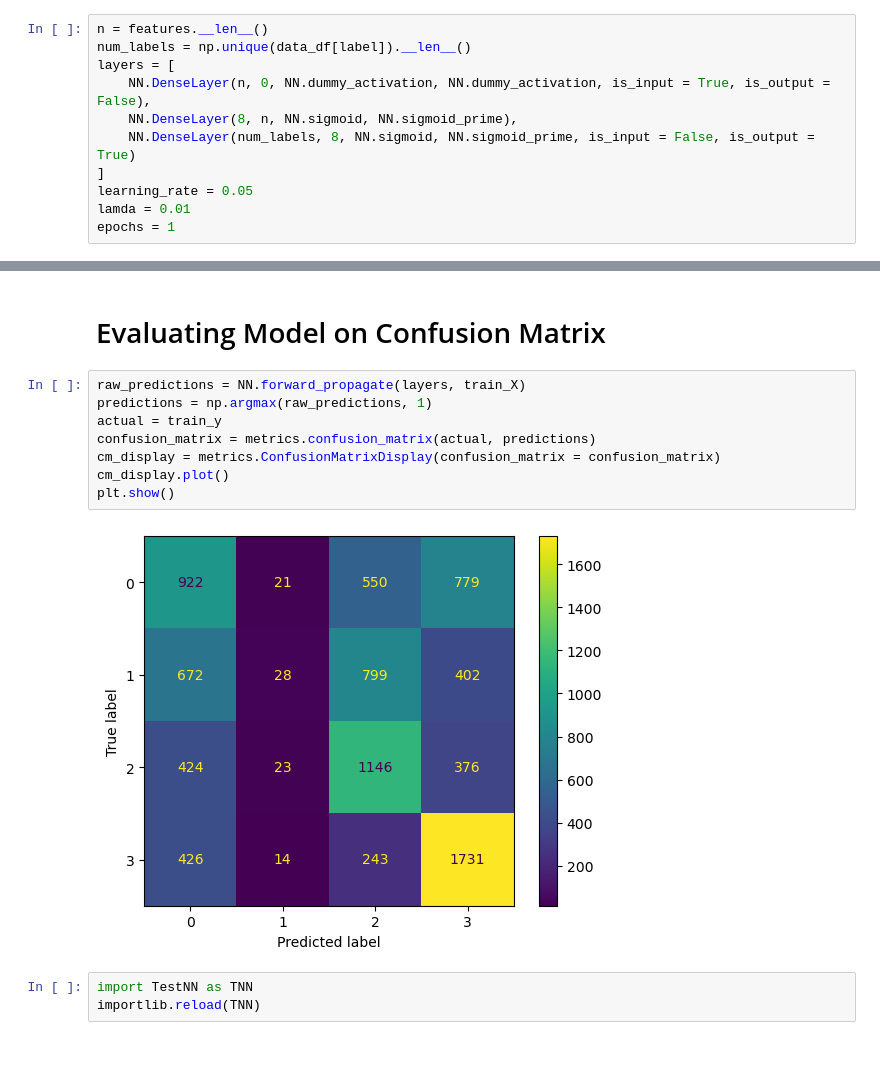
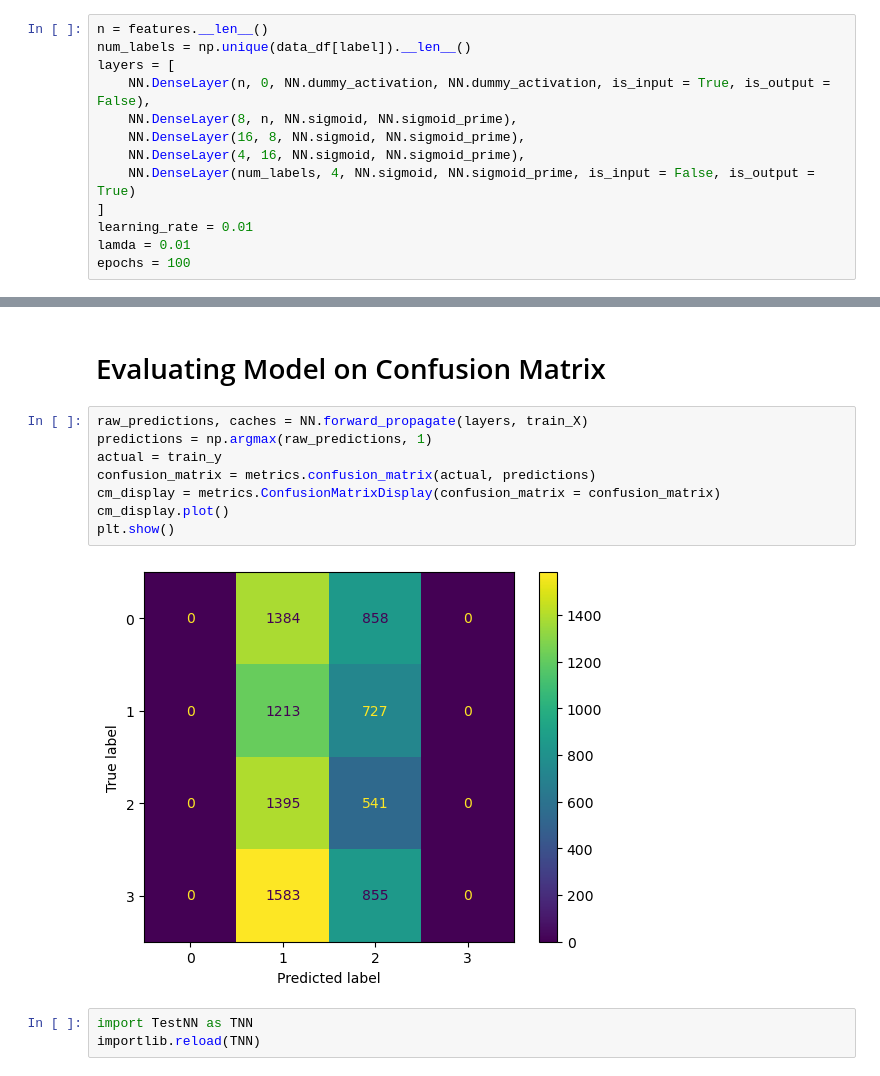
Before and after one commit to AsimWattoo/CustomerSegmentation_NN_Python, a Jupyter notebook: index.ipynb, the cells around one changed output, grey strips where cells are left out. Saved outputs shown, nothing was run; the diff lists cells and outputs as text.

```diff
--- a/index.ipynb
+++ b/index.ipynb
@@ -103,11 +136,13 @@ num_labels = np.unique(data_df[label]).__len__()
 layers = [
     NN.DenseLayer(n, 0, NN.dummy_activation, NN.dummy_activation, is_input = True, is_output = False),
     NN.DenseLayer(8, n, NN.sigmoid, NN.sigmoid_prime),
-    NN.DenseLayer(num_labels, 8, NN.sigmoid, NN.sigmoid_prime, is_input = False, is_output = True)
+    NN.DenseLayer(16, 8, NN.sigmoid, NN.sigmoid_prime),
+    NN.DenseLayer(4, 16, NN.sigmoid, NN.sigmoid_prime),
+    NN.DenseLayer(num_labels, 4, NN.sigmoid, NN.sigmoid_prime, is_input = False, is_output = True)
 ]
-learning_rate = 0.05
+learning_rate = 0.01
 lamda = 0.01
-epochs = 1
+epochs = 100
 # %%
 history = NN.train(layers,
     train_X,
@@ -142,15 +175,15 @@ Text(0, 0.5, 'Loss')
 # %% [markdown]
 # Evaluating Model on Confusion Matrix
 # %%
-raw_predictions = NN.forward_propagate(layers, train_X)
+raw_predictions, caches = NN.forward_propagate(layers, train_X)
 predictions = np.argmax(raw_predictions, 1)
 actual = train_y
 confusion_matrix = metrics.confusion_matrix(actual, predictions)
 cm_display = metrics.ConfusionMatrixDisplay(confusion_matrix = confusion_matrix)
 cm_display.plot()
 plt.show()
 # %% [output]
-[figure, old version]
+[figure, new version]
 # %%
 import TestNN as TNN
 importlib.reload(TNN)
```
Also changed, not shown: parts of 7 cells of this notebook, 2 other files.
